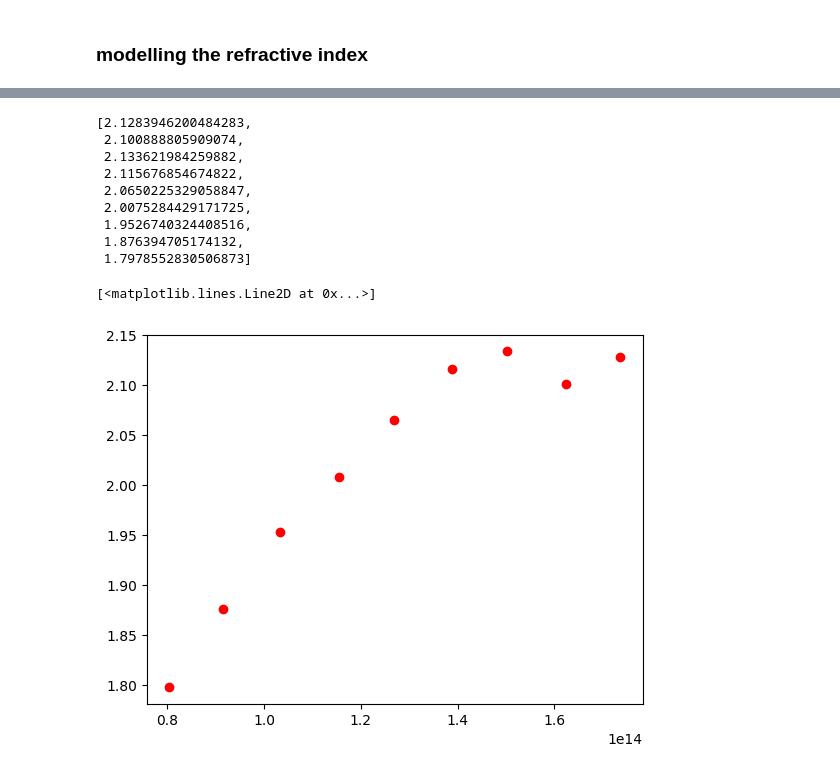
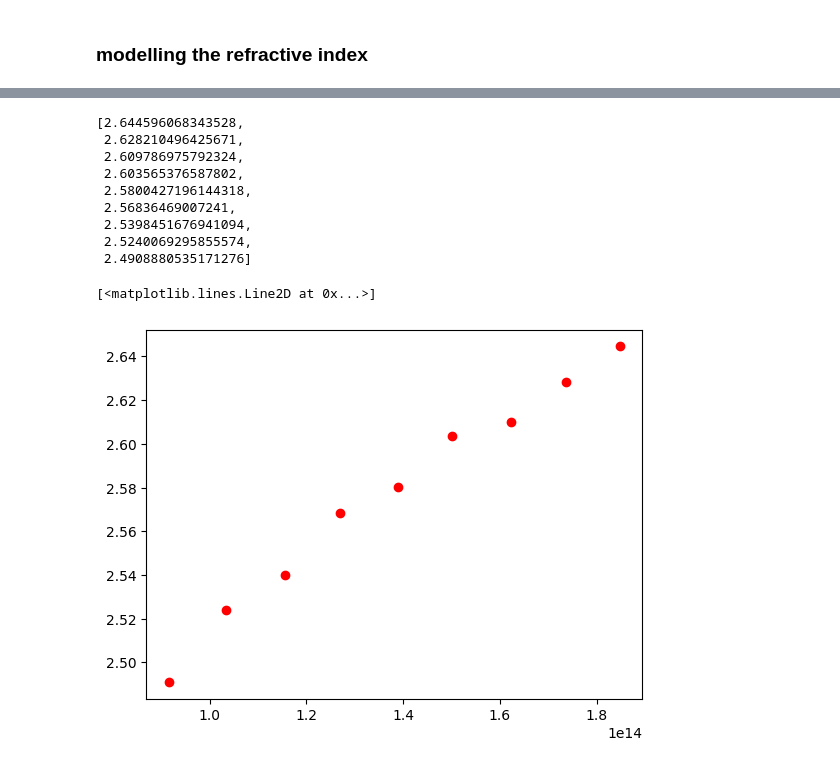
Before and after one commit to alexburg14/Fabry-Perot, a Jupyter notebook: calc_refractive/J140228.ipynb, the cells around one changed output, grey strips where cells are left out. Saved outputs shown, nothing was run; the diff lists cells and outputs as text; code cells hidden in the pictures.

```diff
--- a/calc_refractive/J140228.ipynb
+++ b/calc_refractive/J140228.ipynb
@@ -33,14 +33,17 @@ array([1.25009849e-06, 1.25017385e-06, 1.25024921e-06, ...,
        2.49568399e-05, 2.49869084e-05, 2.50170494e-05])
 # %%
 # return index of a sorted list wherelist[index] is a specific value
-def find_nearest(array, value):
+def find_nearest(array, value, cutup = None):
     array = np.asarray(array)
-    idx = (np.abs(array - value)).argmin()
-    return idx
+    end = (np.abs(array - value)).argmin()
+    return end
 # %%
-def flatten(cutoff, data, N = 1200):
+def flatten(cutoff, data, N = 1200, cutup = None):
     smooth = np.convolve(data, np.ones(N)/N, mode='same')
-    return smooth[:cutoff], data[:cutoff]-smooth[:cutoff]
+    if cutup is not None:
+        return smooth[cutup:cutoff], data[cutup:cutoff]-smooth[cutup:cutoff]
+    else:
+        return smooth[:cutoff], data[:cutoff]-smooth[:cutoff]
 # %%
 cutoff = find_nearest(frequenz, 0.6e14)
 smooth, smoothed_out = flatten(cutoff, data[1])
@@ -70,6 +73,8 @@ for minimum in minima_index_calc_room[0]:
     minima_absorption_room.append(room_smoothed_out[minimum])
 m_array_room = calculate_m(minima_frequenz_room)
 m_array_room = m_array_room[3:]
+minima_frequenz_room = minima_frequenz_room[3:]
+minima_absorption_room = minima_absorption_room[3:]
 m_array_room
 # %% [output]
 [15.434447301614046,
@@ -105,21 +127,21 @@ def refractive_index(m,L,f):
 # %%
-n_array_room = []
+n_array_minima_room = []
 for i in range(len(m_array_room_clean)):
-    n_array_room.append(refractive_index(m_array_room_clean[i],4.6e-6,minima_frequenz_room[i]))
-n_array_room
+    n_array_minima_room.append(refractive_index(m_array_room_clean[i],4.6e-6,minima_frequenz_room[i]))
+n_array_minima_room
 # %% [output]
-[2.1283946200484283,
- 2.100888805909074,
- 2.133621984259882,
- 2.115676854674822,
- 2.0650225329058847,
- 2.0075284429171725,
- 1.9526740324408516,
- 1.876394705174132,
- 1.7978552830506873]
+[2.644596068343528,
+ 2.628210496425671,
+ 2.609786975792324,
+ 2.603565376587802,
+ 2.5800427196144318,
+ 2.56836469007241,
+ 2.5398451676941094,
+ 2.5240069295855574,
+ 2.4908880535171276]
 # %%
-plt.plot(minima_frequenz_room[4:],n_array_room,'ro')
+plt.plot(minima_frequenz_room[:-1],n_array_minima_room,'ro')
 # %% [output]
 [<matplotlib.lines.Line2D at 0x...>]
-[figure, old version]
+[figure, new version]
 # %%
```
Also changed, not shown: parts of 46 cells of this notebook, 1 other file.
